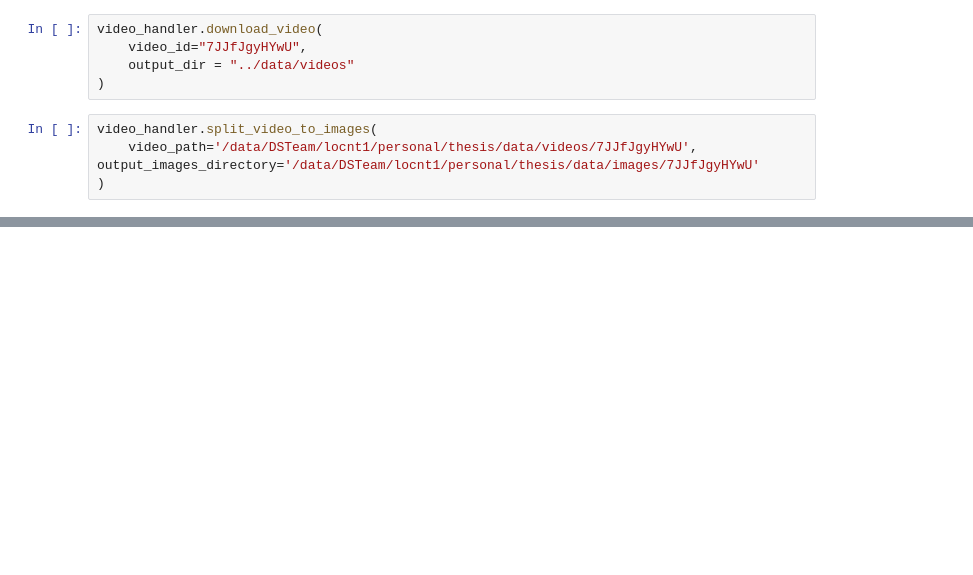
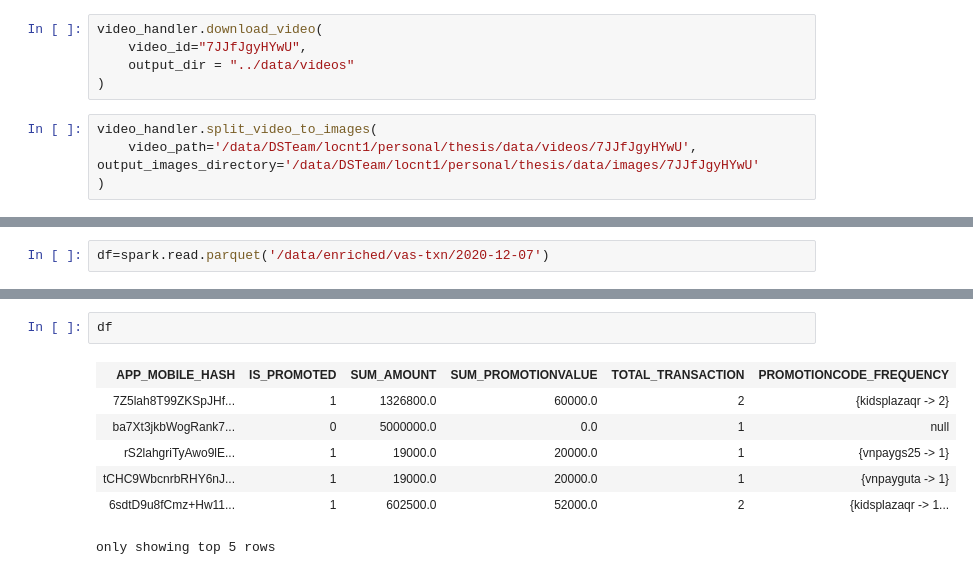
Before and after one commit to ElliotNguyen68/street_food_vn, a Jupyter notebook: notebooks/04_yoube_download.ipynb, the cells around one changed output, grey strips where cells are left out. Drawn from its saved outputs; the diff is of its cells as text; blank space fills up the shorter version.

```diff
--- a/notebooks/04_yoube_download.ipynb
+++ b/notebooks/04_yoube_download.ipynb
@@ -112,0 +185,2 @@ video_handler.split_video_to_images(
+# %%
+df=spark.read.parquet('/data/enriched/vas-txn/2020-12-07')
@@ -112,0 +189,10 @@ video_handler.split_video_to_images(
+# %%
+df
+# %% [output]
+| APP_MOBILE_HASH | IS_PROMOTED | SUM_AMOUNT | SUM_PROMOTIONVALUE | TOTAL_TRANSACTION | PROMOTIONCODE_FREQUENCY |
+| 7Z5lah8T99ZKSpJHf... | 1 | 1326800.0 | 60000.0 | 2 | {kidsplazaqr -> 2} |
+| ba7Xt3jkbWogRank7... | 0 | 5000000.0 | 0.0 | 1 | null |
+| rS2lahgriTyAwo9lE... | 1 | 19000.0 | 20000.0 | 1 | {vnpaygs25 -> 1} |
+| tCHC9WbcnrbRHY6nJ... | 1 | 19000.0 | 20000.0 | 1 | {vnpayguta -> 1} |
+| 6sdtD9u8fCmz+Hw11... | 1 | 602500.0 | 52000.0 | 2 | {kidsplazaqr -> 1... |
+only showing top 5 rows
```
Also changed, not shown: parts of 2 cells of this notebook, 53 other files.
